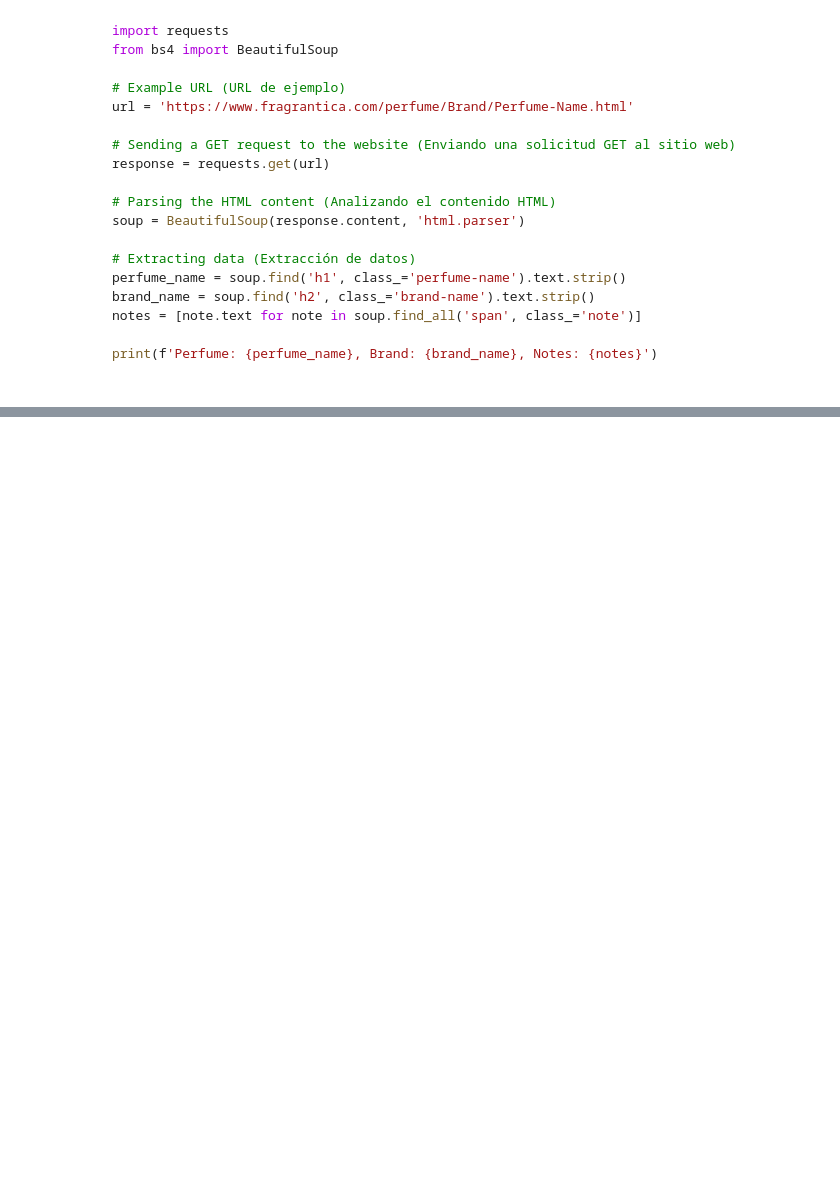
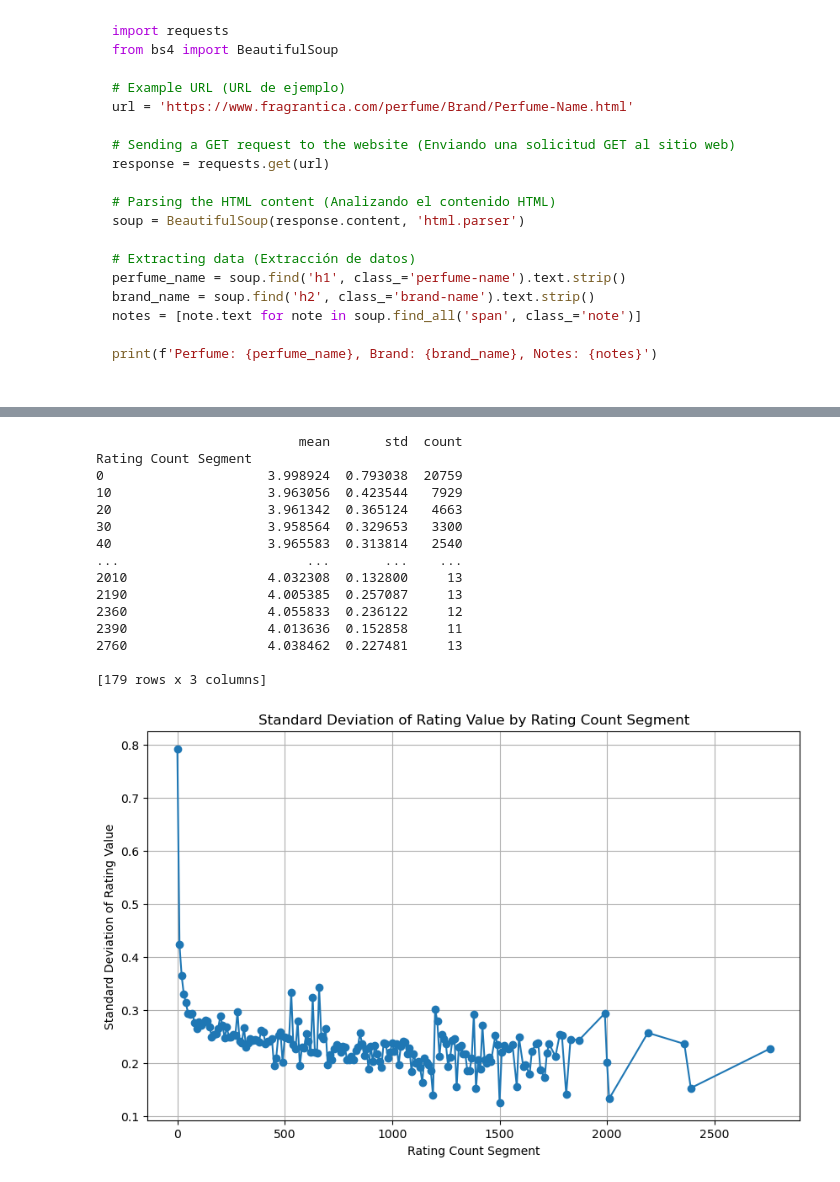
Before and after one commit to mmattyV/fragrance-scrape, a Jupyter notebook: fragrantica2.ipynb, the cells around one changed output, grey strips where cells are left out. Cells and saved outputs as stored; diff of their text form; code cells hidden in the pictures; blank space fills up the shorter version.

```diff
--- a/fragrantica2.ipynb
+++ b/fragrantica2.ipynb
@@ -235,0 +732,46 @@ Combined CSV file saved to: data/Fragrantica/fra_scraping.csv
+# %%
+import pandas as pd
+import numpy as np
+import matplotlib.pyplot as plt
+
+# Cargar el archivo Excel
+file_path = 'fra_scraping10.xlsx'
+df = pd.read_excel(file_path)
+
+# Crear segmentos de 'Rating Count' (e.g., cada 1000 votos)
+df['Rating Count Segment'] = (df['Rating Count'] // 10) * 10
+
+# Calcular la media y desviación estándar de 'Rating Value' para cada segmento
+grouped = df.groupby('Rating Count Segment')['Rating Value'].agg(['mean', 'std', 'count'])
+
+# Filtrar para solo segmentos con suficientes datos
+grouped = grouped[grouped['count'] > 10]  # Segmentos con al menos 10 perfumes
+
+# Mostrar los resultados
+print(grouped)
+
+# Gráfico de la desviación estándar por segmento
+plt.figure(figsize=(10, 6))
+plt.plot(grouped.index, grouped['std'], marker='o')
+plt.title('Standard Deviation of Rating Value by Rating Count Segment')
+plt.xlabel('Rating Count Segment')
+plt.ylabel('Standard Deviation of Rating Value')
+plt.grid(True)
+plt.show()
+# %% [output]
+                          mean       std  count
+Rating Count Segment
+0                     3.998924  0.793038  20759
+10                    3.963056  0.423544   7929
+20                    3.961342  0.365124   4663
+30                    3.958564  0.329653   3300
+40                    3.965583  0.313814   2540
+...                        ...       ...    ...
+2010                  4.032308  0.132800     13
+2190                  4.005385  0.257087     13
+2360                  4.055833  0.236122     12
+2390                  4.013636  0.152858     11
+2760                  4.038462  0.227481     13
+
+[179 rows x 3 columns]
+[figure, added]
```
Also changed, not shown: parts of 43 cells of this notebook, 10 other files.
